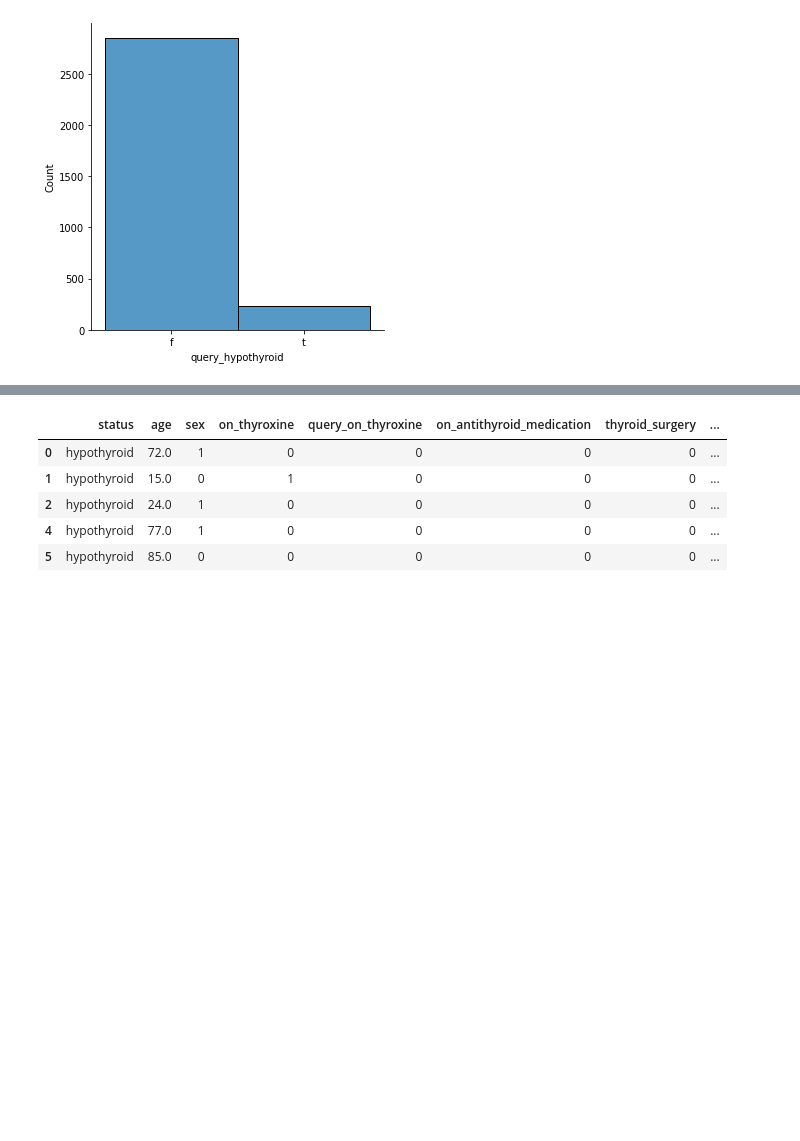
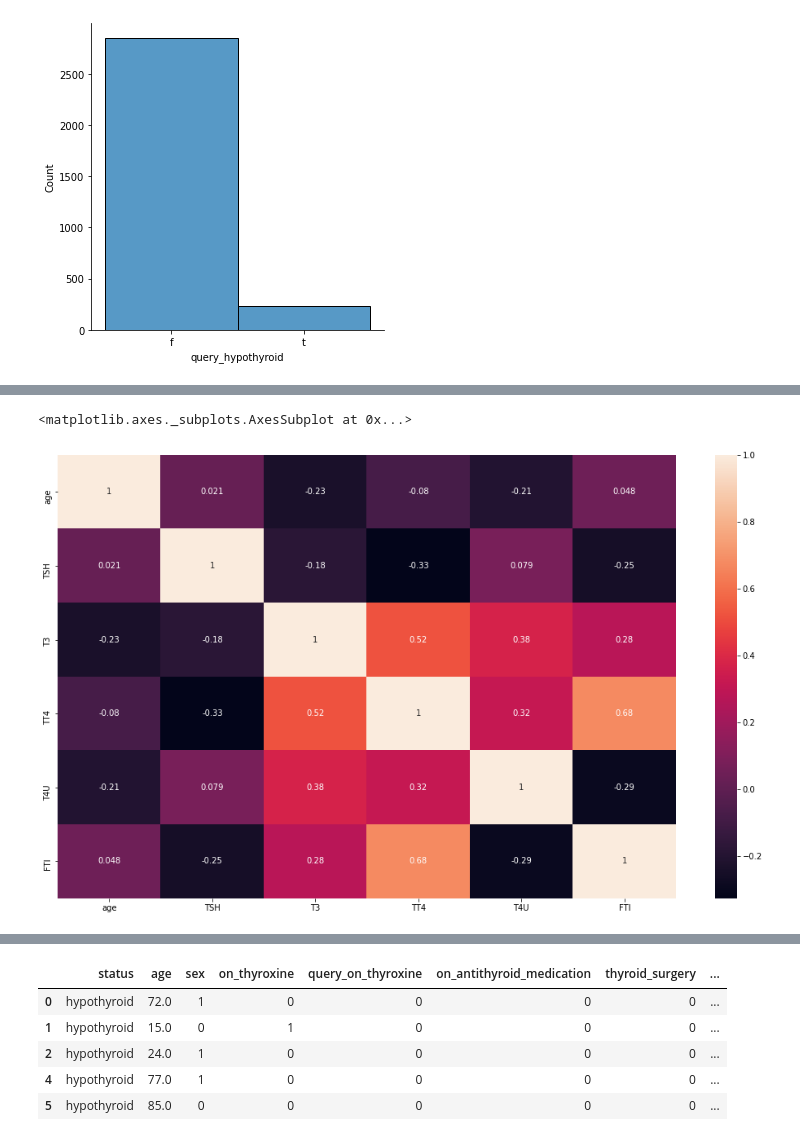
Before and after one commit to Mumo-vicky/Hypothyroid-Disease-Prediction, a Jupyter notebook: Hypothyroid_Prediction.ipynb, the cells around one changed output, grey strips where cells are left out. Saved outputs shown, nothing was run; the diff lists cells and outputs as text; code cells hidden in the pictures; blank space fills up the shorter version.

```diff
--- a/Hypothyroid_Prediction.ipynb
+++ b/Hypothyroid_Prediction.ipynb
@@ -325,0 +323,4 @@ We can see that there is a similar trend with the patients with hyperthyroid and
+# %%
+#viewing the correlations between the columns.
+correlation = data.corr()
+correlation
@@ -325,0 +335,7 @@ We can see that there is a similar trend with the patients with hyperthyroid and
+# %%
+#plotting a better matrix for better visualization
+plt.figure(figsize=(17, 10))
+sns.heatmap(correlation, annot = True)
+# %% [output]
+<matplotlib.axes._subplots.AxesSubplot at 0x...>
+[figure, added]
```
Also changed, not shown: parts of 39 cells of this notebook.
